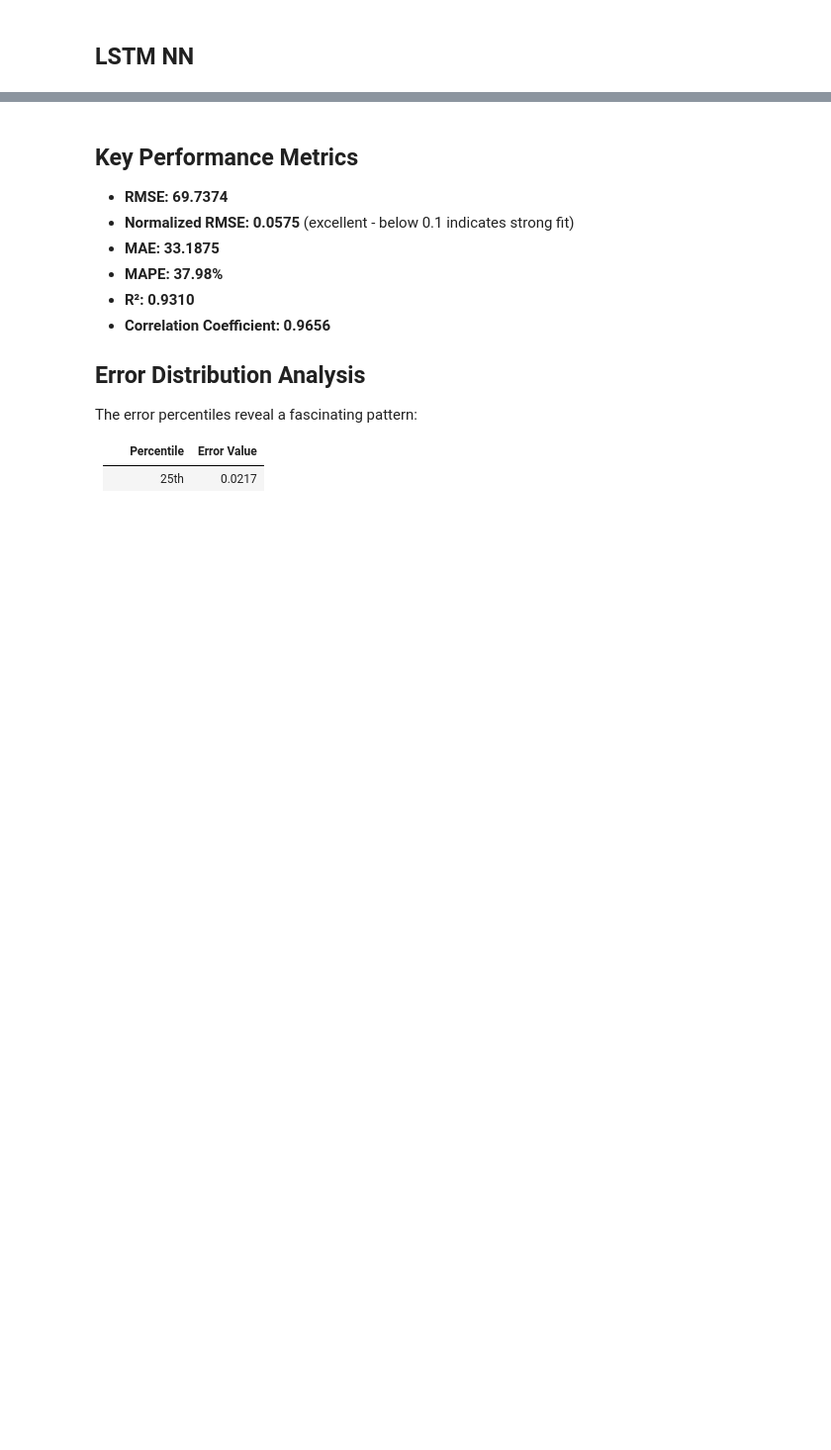
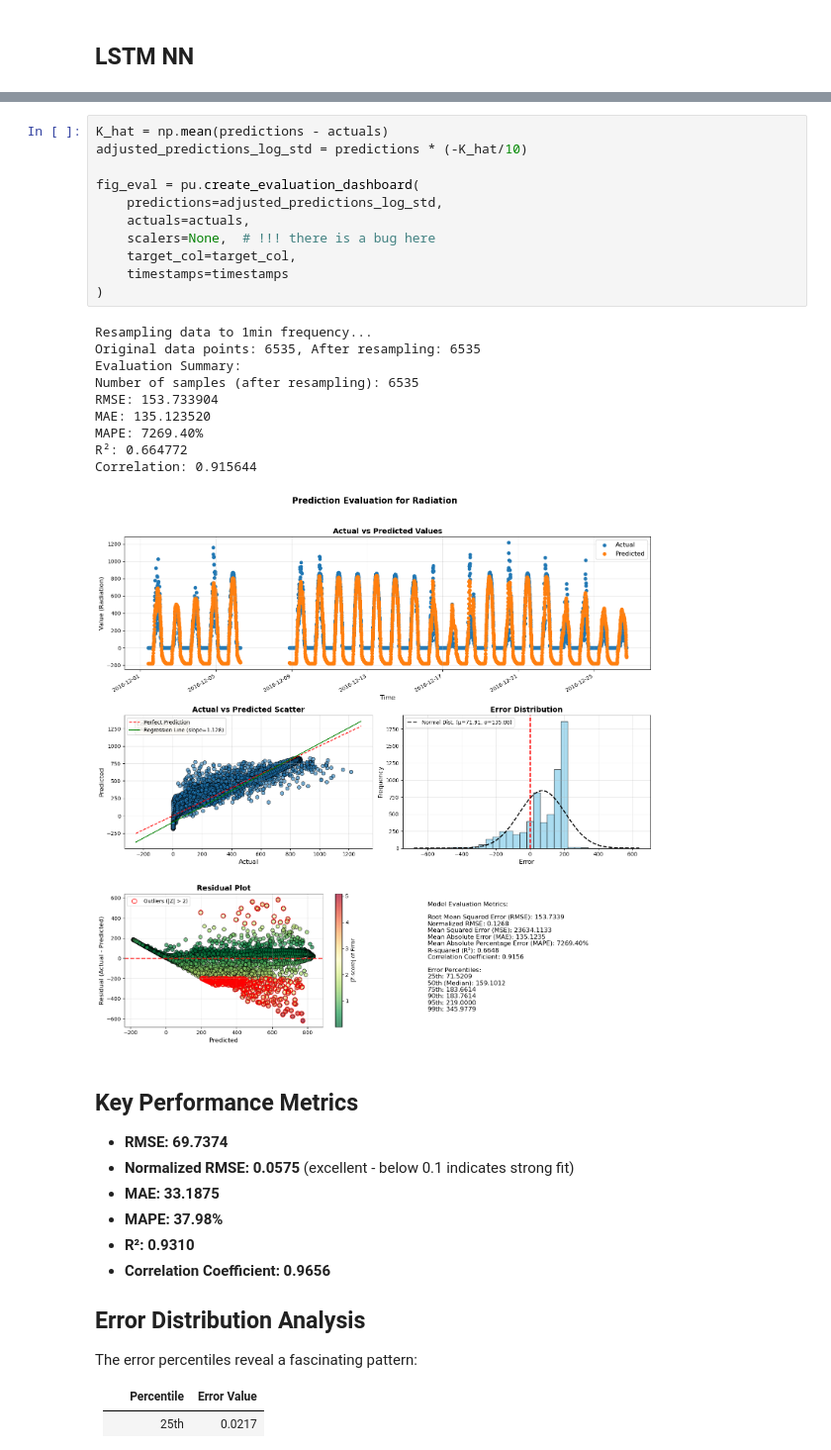
Before and after one commit to itxtx/solar_prediction, a Jupyter notebook: solar_data_notebook.ipynb, the cells around one changed output, grey strips where cells are left out. Shown at 99% size. Drawn from its saved outputs; the diff is of its cells as text; blank space fills up the shorter version.

```diff
--- a/solar_data_notebook.ipynb
+++ b/solar_data_notebook.ipynb
@@ -445,3 +407,25 @@ Correlation: 0.945374
+# %%
+K_hat = np.mean(predictions - actuals)
+adjusted_predictions_log_std = predictions * (-K_hat/10)
+
+fig_eval = pu.create_evaluation_dashboard(
+    predictions=adjusted_predictions_log_std,
+    actuals=actuals,
+    scalers=None,  # !!! there is a bug here
+    target_col=target_col,
+    timestamps=timestamps
+)
+# %% [output]
+Resampling data to 1min frequency...
+Original data points: 6535, After resampling: 6535
+Evaluation Summary:
+Number of samples (after resampling): 6535
+RMSE: 153.733904
+MAE: 135.123520
+MAPE: 7269.40%
+R²: 0.664772
+Correlation: 0.915644
+[figure, added]
 # %% [markdown]
 
 
```
Also changed, not shown: parts of 15 cells of this notebook, 4 other files.
